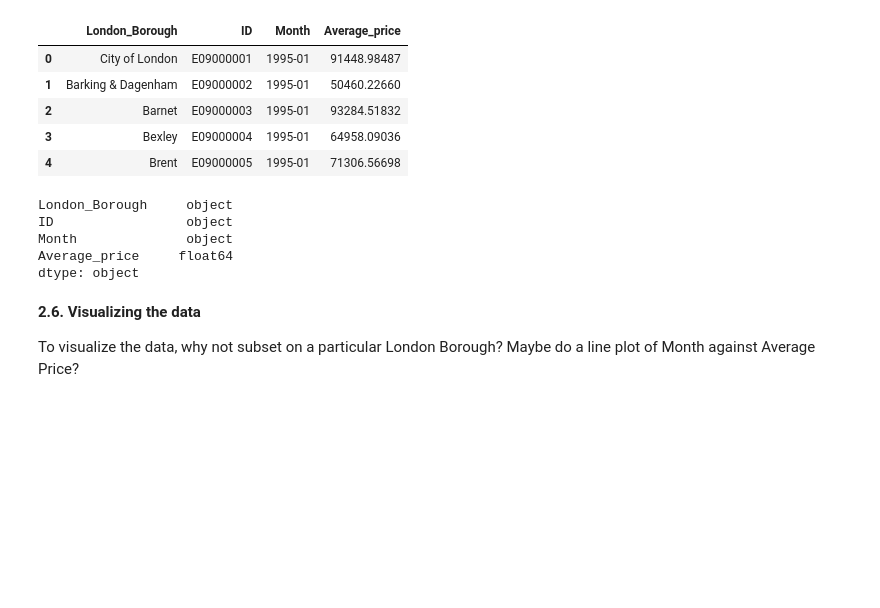
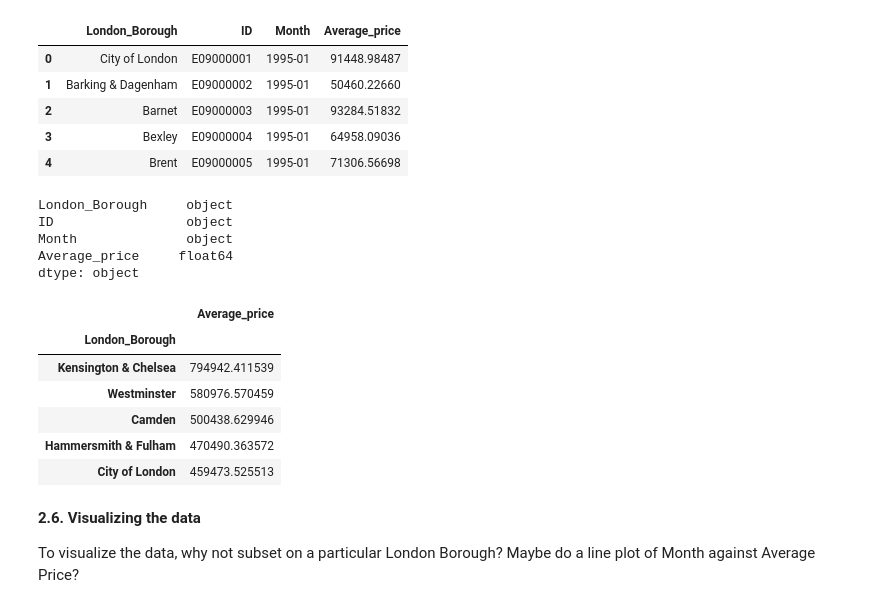
Before and after one commit to isXiaoyuHu/springboard, a Jupyter notebook: Unit4ChallengeTier3.ipynb, the cells around one changed output. Drawn from its saved outputs; the diff is of its cells as text; code cells hidden in the pictures; blank space fills up the shorter version.

```diff
--- a/Unit4ChallengeTier3.ipynb
+++ b/Unit4ChallengeTier3.ipynb
@@ -335,6 +350,19 @@ ID                 object
 Month              object
 Average_price     float64
 dtype: object
+# %%
+#To answer: Which borough is the most expensive?
+q1= properties.groupby('London_Borough').mean()
+q1=q1.sort_values('Average_price',ascending= False)
+q1.head()
+# %% [output]
+|  | Average_price |
+| London_Borough |  |
+| Kensington & Chelsea | 794942.411539 |
+| Westminster | 580976.570459 |
+| Camden | 500438.629946 |
+| Hammersmith & Fulham | 470490.363572 |
+| City of London | 459473.525513 |
 # %% [markdown]
 **2.6. Visualizing the data**
 
```
Also changed, not shown: parts of 2 cells of this notebook.
